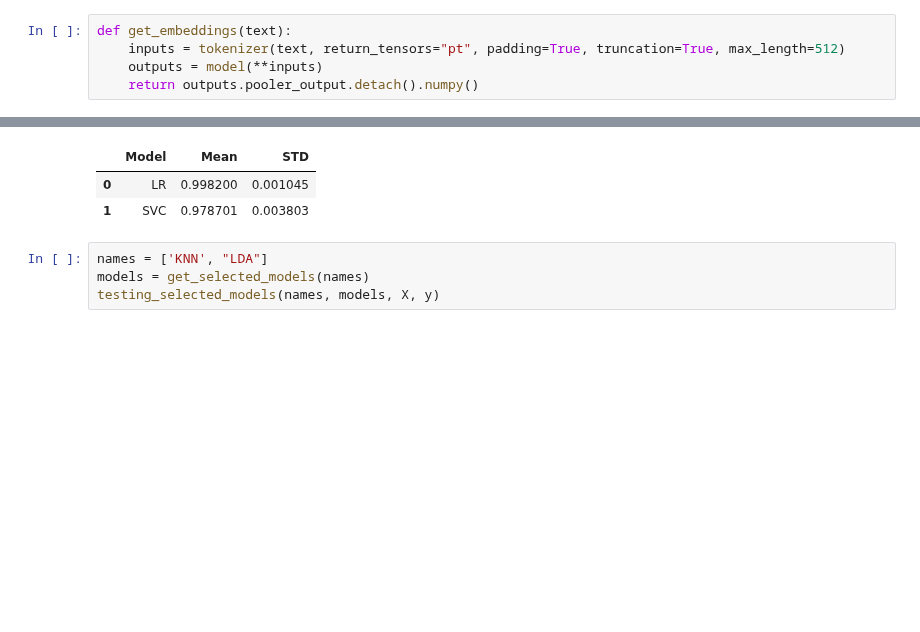
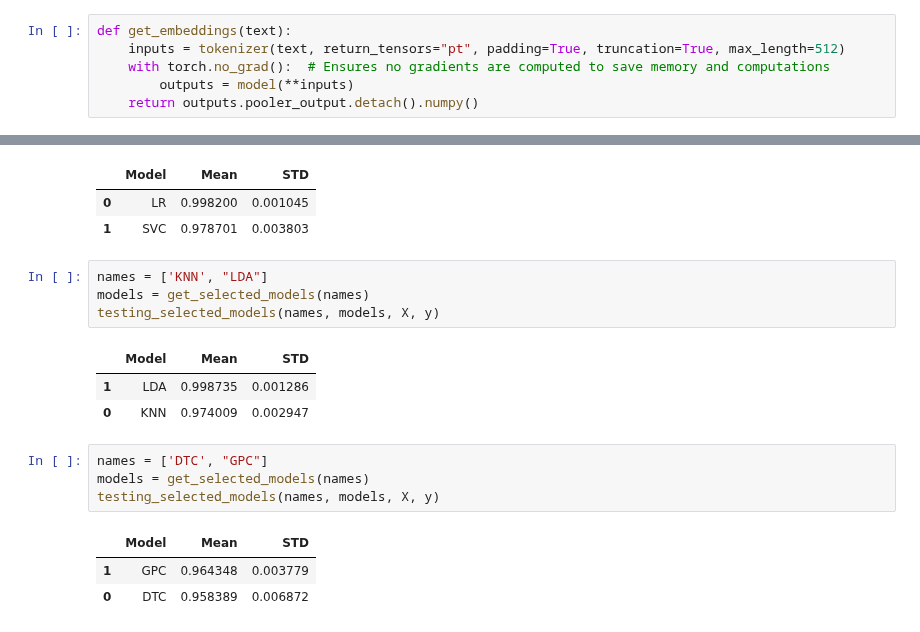
Before and after one commit to MaukanMir/Fake-News-Sentiment-Analysis, a Jupyter notebook: training.ipynb, the cells around one changed output, grey strips where cells are left out. Saved outputs shown, nothing was run; the diff lists cells and outputs as text; blank space fills up the shorter version.

```diff
--- a/training.ipynb
+++ b/training.ipynb
@@ -324,7 +324,8 @@ model = BertModel.from_pretrained('bert-base-cased')
 # %%
 def get_embeddings(text):
     inputs = tokenizer(text, return_tensors="pt", padding=True, truncation=True, max_length=512)
-    outputs = model(**inputs)
+    with torch.no_grad():  # Ensures no gradients are computed to save memory and computations
+        outputs = model(**inputs)
     return outputs.pooler_output.detach().numpy()
 # %%
 new_df['title_embeddings'] = new_df['title'].apply(lambda x: get_embeddings(x))
@@ -379,3 +380,15 @@ testing_selected_models(names, models, X, y)
 names = ['KNN', "LDA"]
 models = get_selected_models(names)
 testing_selected_models(names, models, X, y)
+# %% [output]
+|  | Model | Mean | STD |
+| 1 | LDA | 0.998735 | 0.001286 |
+| 0 | KNN | 0.974009 | 0.002947 |
+# %%
+names = ['DTC', "GPC"]
+models = get_selected_models(names)
+testing_selected_models(names, models, X, y)
+# %% [output]
+|  | Model | Mean | STD |
+| 1 | GPC | 0.964348 | 0.003779 |
+| 0 | DTC | 0.958389 | 0.006872 |
```
Also changed, not shown: parts of 2 cells of this notebook.
